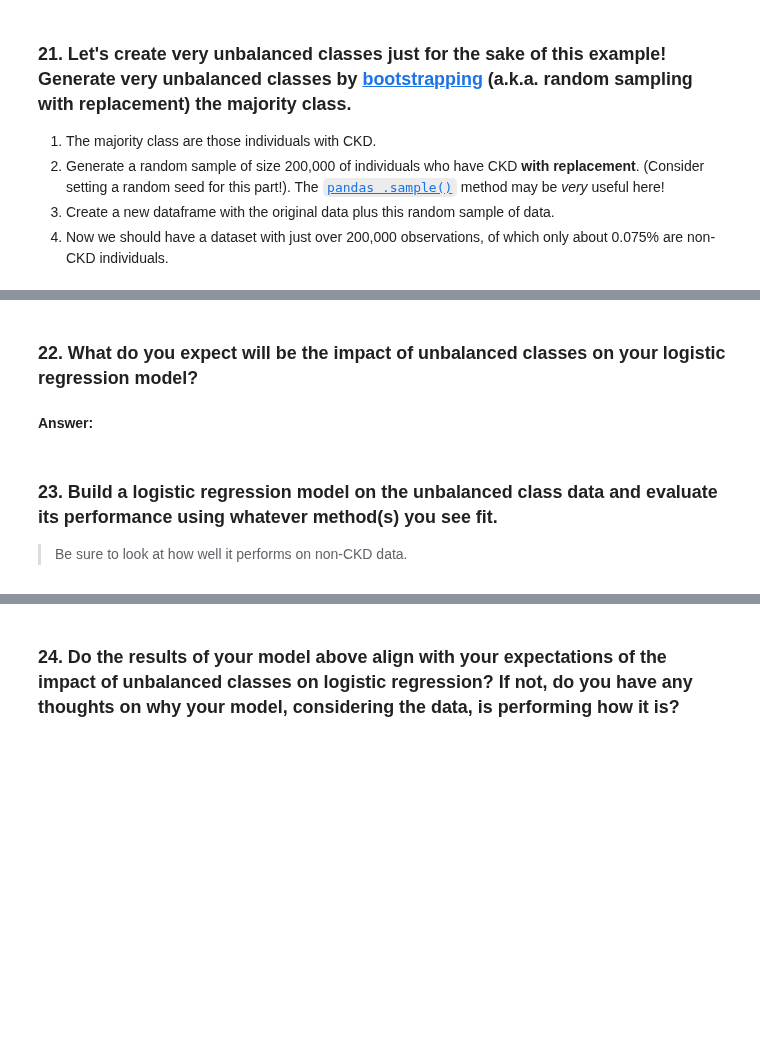
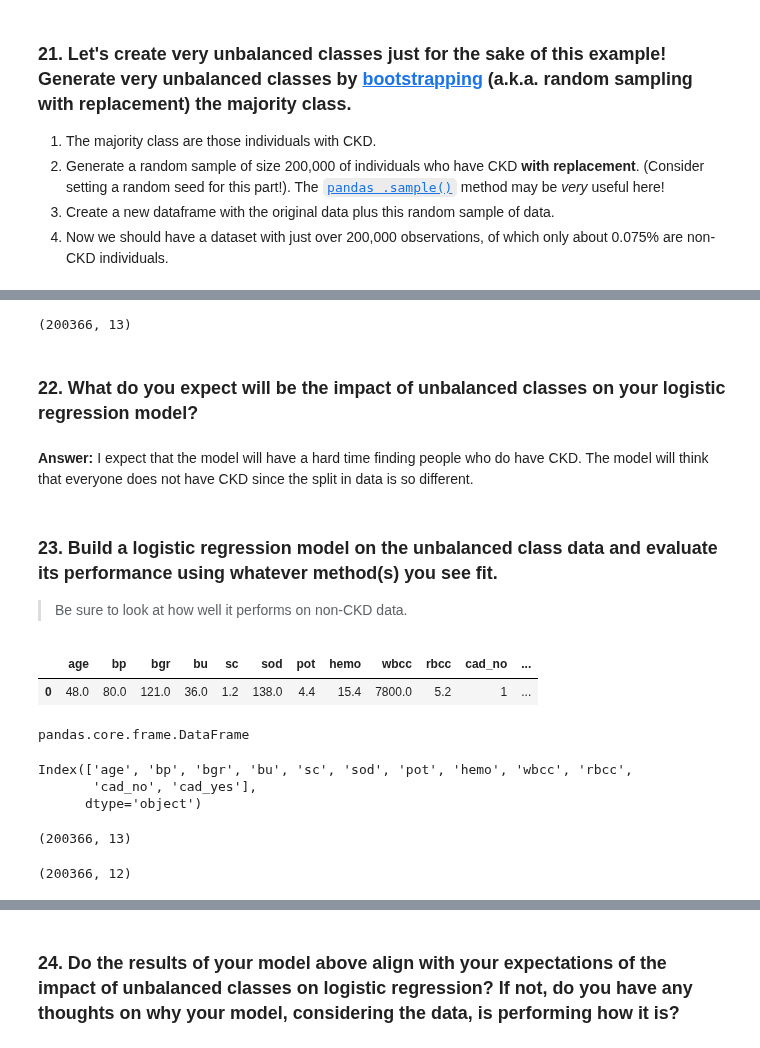
Before and after one commit to amcurley/GA_projects, a Jupyter notebook: Labs/4.02-lab-classification-model-evaluation-master/modeleval402.ipynb, the cells around one changed output, grey strips where cells are left out. Saved outputs shown, nothing was run; the diff lists cells and outputs as text; code cells hidden in the pictures; blank space fills up the shorter version.

```diff
--- a/Labs/4.02-lab-classification-model-evaluation-master/modeleval402.ipynb
+++ b/Labs/4.02-lab-classification-model-evaluation-master/modeleval402.ipynb
@@ -288,3 +470,7 @@ Answer:
 2. Generate a random sample of size 200,000 of individuals who have CKD **with replacement**. (Consider setting a random seed for this part!). The [`pandas .sample()`](https://pandas.pydata.org/pandas-docs/stable/reference/api/pandas.DataFrame.sample.html) method may be _very_ useful here!
 3. Create a new dataframe with the original data plus this random sample of data.
 4. Now we should have a dataset with just over 200,000 observations, of which only about 0.075% are non-CKD individuals.
+# %%
+new_data = data[['age', 'bp', 'bgr', 'bu', 'sc', 'sod', 'pot', 'hemo', 'wbcc', 'rbcc', 'cad_no', 'cad_yes', 'class_notckd']]
+# %%
+new_df = new_data.sample(n=200_000, random_state=1, weights='class_notckd', replace=True)
@@ -290,0 +481,2 @@ Answer:
+# %%
+new_df['class_notckd'][:15000] = 0
@@ -291,7 +502,32 @@ Answer:
+# %%
+sample_df = new_data.append(new_df)
+# %%
+sample_df.shape
+# %% [output]
+(200366, 13)
 # %% [markdown]
 ### 22. What do you expect will be the impact of unbalanced classes on your logistic regression model?
-# %% [markdown]
-**Answer:**
+# %% [markdown]
+**Answer:** I expect that the model will have a hard time finding people who do have CKD. The model will think that everyone does not have CKD since the split in data is so different.
 # %% [markdown]
 ### 23. Build a logistic regression model on the unbalanced class data and evaluate its performance using whatever method(s) you see fit.
 > Be sure to look at how well it performs on non-CKD data.
+# %%
+sample_df.head(1)
+# %% [output]
+|  | age | bp | bgr | bu | sc | sod | pot | hemo | wbcc | rbcc | cad_no | ... |
+| 0 | 48.0 | 80.0 | 121.0 | 36.0 | 1.2 | 138.0 | 4.4 | 15.4 | 7800.0 | 5.2 | 1 | ... |
+# %%
+type(sample_df)
+# %% [output]
+pandas.core.frame.DataFrame
+# %%
+sample_df.columns[:-1]
+# %% [output]
+Index(['age', 'bp', 'bgr', 'bu', 'sc', 'sod', 'pot', 'hemo', 'wbcc', 'rbcc',
+       'cad_no', 'cad_yes'],
+      dtype='object')
+# %%
+sample_df.shape
+# %% [output]
+(200366, 13)
@@ -297,0 +537,4 @@ Answer:
+# %%
+X.shape
+# %% [output]
+(200366, 12)
```
Also changed, not shown: parts of 67 cells of this notebook.
